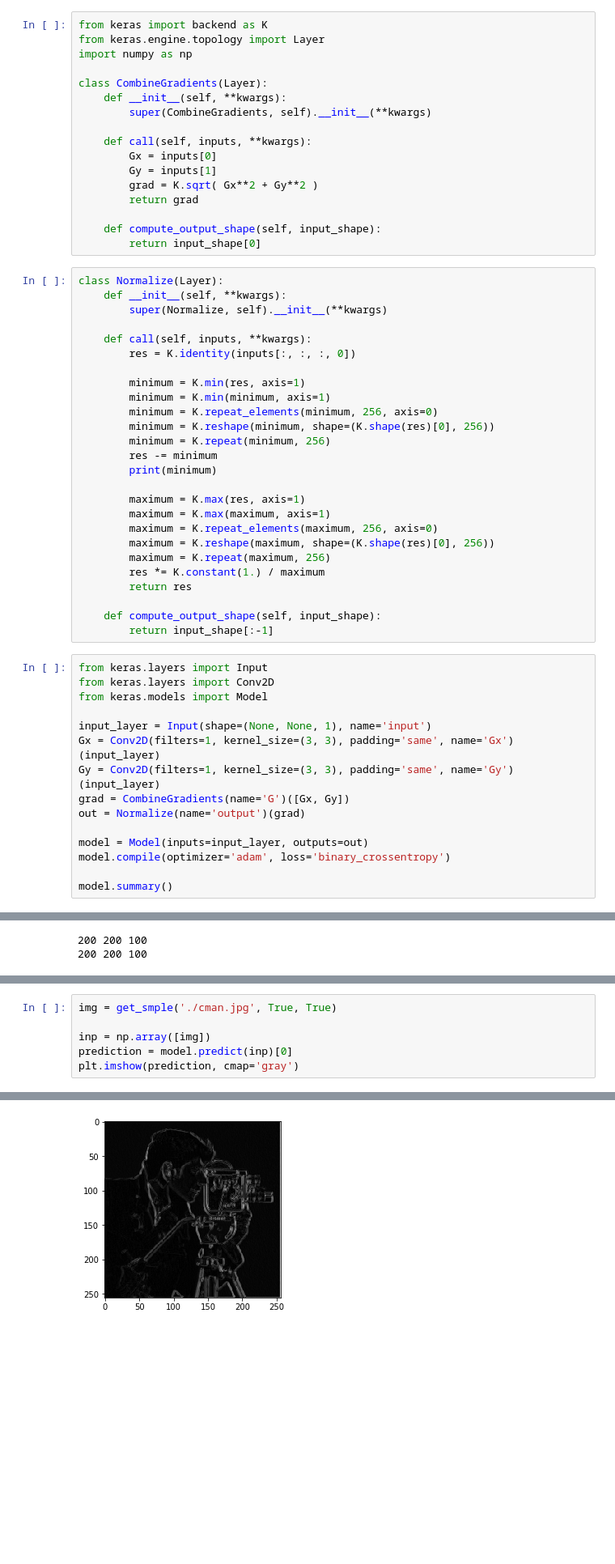
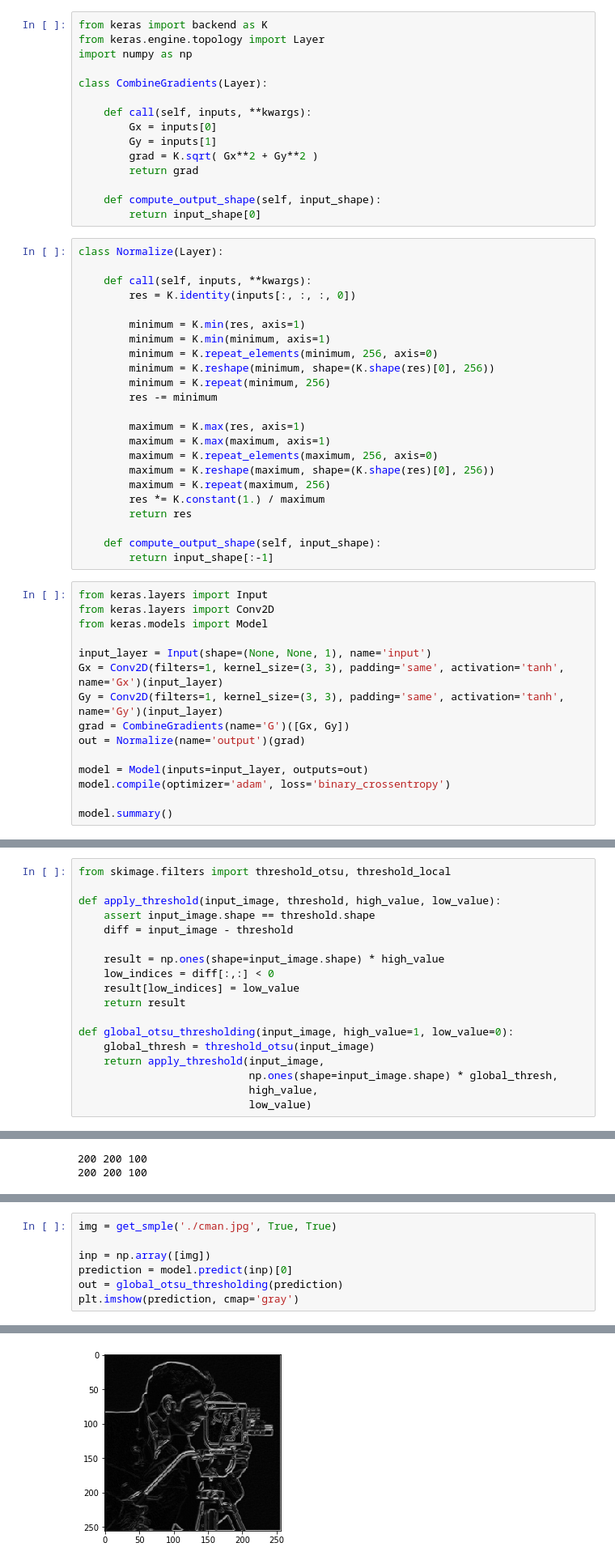
Before and after one commit to MartinXPN/AUA, a Jupyter notebook: NumericalAnalysis/EdgeDetection/EdgeDetectionNeuralNetwork.ipynb, the cells around one changed output, grey strips where cells are left out. Shown at 81% size. Saved outputs shown, nothing was run; the diff lists cells and outputs as text; blank space fills up the shorter version.

```diff
--- a/NumericalAnalysis/EdgeDetection/EdgeDetectionNeuralNetwork.ipynb
+++ b/NumericalAnalysis/EdgeDetection/EdgeDetectionNeuralNetwork.ipynb
@@ -14,8 +14,6 @@ from keras.engine.topology import Layer
 import numpy as np
 
 class CombineGradients(Layer):
-    def __init__(self, **kwargs):
-        super(CombineGradients, self).__init__(**kwargs)
 
     def call(self, inputs, **kwargs):
         Gx = inputs[0]
@@ -27,8 +25,6 @@ class CombineGradients(Layer):
         return input_shape[0]
 # %%
 class Normalize(Layer):
-    def __init__(self, **kwargs):
-        super(Normalize, self).__init__(**kwargs)
 
     def call(self, inputs, **kwargs):
         res = K.identity(inputs[:, :, :, 0])
@@ -39,7 +35,6 @@ class Normalize(Layer):
         minimum = K.reshape(minimum, shape=(K.shape(res)[0], 256))
         minimum = K.repeat(minimum, 256)
         res -= minimum
-        print(minimum)
 
         maximum = K.max(res, axis=1)
         maximum = K.max(maximum, axis=1)
@@ -57,8 +52,8 @@ from keras.layers import Conv2D
 from keras.models import Model
 
 input_layer = Input(shape=(None, None, 1), name='input')
-Gx = Conv2D(filters=1, kernel_size=(3, 3), padding='same', name='Gx')(input_layer)
-Gy = Conv2D(filters=1, kernel_size=(3, 3), padding='same', name='Gy')(input_layer)
+Gx = Conv2D(filters=1, kernel_size=(3, 3), padding='same', activation='tanh', name='Gx')(input_layer)
+Gy = Conv2D(filters=1, kernel_size=(3, 3), padding='same', activation='tanh', name='Gy')(input_layer)
 grad = CombineGradients(name='G')([Gx, Gy])
 out = Normalize(name='output')(grad)
 
@@ -86,6 +80,24 @@ Total params: 20
 Trainable params: 20
 Non-trainable params: 0
 ____________________________________________________________________________________________________
+# %%
+from skimage.filters import threshold_otsu, threshold_local
+
+def apply_threshold(input_image, threshold, high_value, low_value):
+    assert input_image.shape == threshold.shape
+    diff = input_image - threshold
+
+    result = np.ones(shape=input_image.shape) * high_value
+    low_indices = diff[:,:] < 0
+    result[low_indices] = low_value
+    return result
+
+def global_otsu_thresholding(input_image, high_value=1, low_value=0):
+    global_thresh = threshold_otsu(input_image)
+    return apply_threshold(input_image,
+                           np.ones(shape=input_image.shape) * global_thresh,
+                           high_value,
+                           low_value)
 # %%
 def get_smple(path, scale, reshape):
     img = misc.imread(path, mode='L')
@@ -152,12 +164,13 @@ Epoch 50/50
 # %%
 img = get_smple('./cman.jpg', True, True)
 
 inp = np.array([img])
 prediction = model.predict(inp)[0]
+out = global_otsu_thresholding(prediction)
 plt.imshow(prediction, cmap='gray')
 # %% [output]
 <matplotlib.image.AxesImage at 0x...>
-[figure, old version]
+[figure, new version]
 # %% [markdown]
 ## Understanding what's goind on...
 # %%
```
Also changed, not shown: parts of 4 cells of this notebook, 1 other file.
